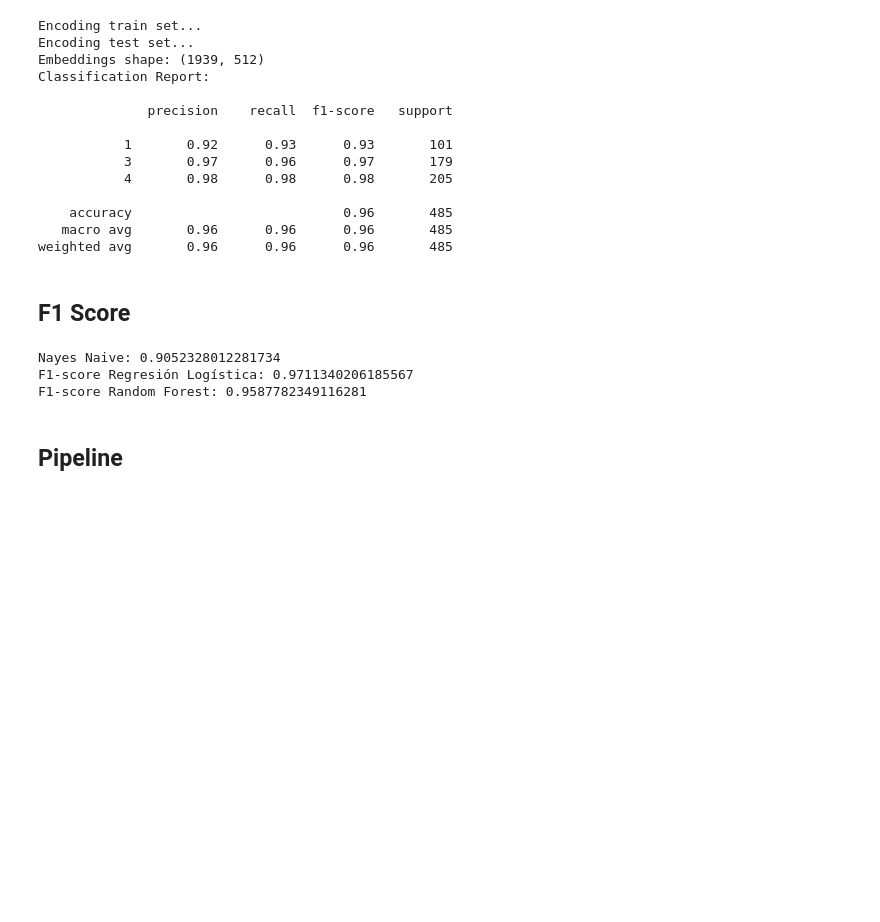
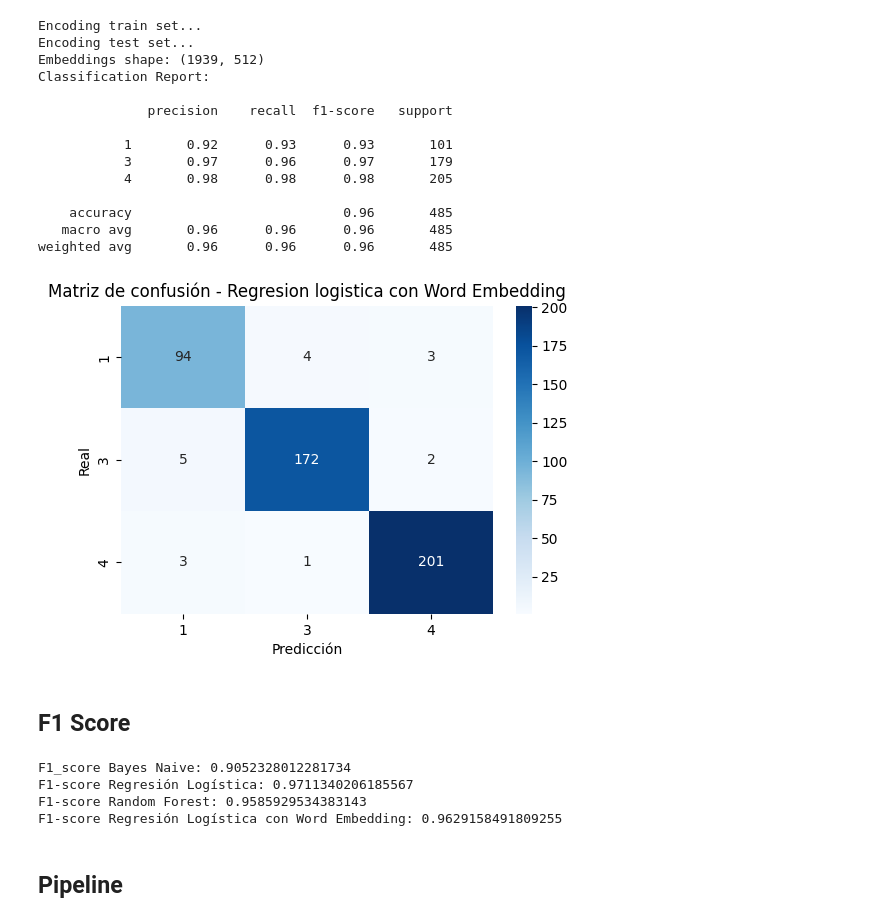
Before and after one commit to BI-organization/Proyecto1, a Jupyter notebook: Proyecto1.ipynb, the cells around one changed output. Cells and saved outputs as stored; diff of their text form; code cells hidden in the pictures; blank space fills up the shorter version.

Commit message:
datos Word emb

```diff
--- a/Proyecto1.ipynb
+++ b/Proyecto1.ipynb
@@ -787,10 +793,10 @@ clf = LogisticRegression(max_iter=500, random_state=42)
 clf.fit(X_train_emb, y_train)
 
 # predicciones
-y_pred = clf.predict(X_test_emb)
+y_pred_wd = clf.predict(X_test_emb)
 
 print("Classification Report:\n")
-print(classification_report(y_test, y_pred))
+print(classification_report(y_test, y_pred_wd))
 # %% [output]
 Encoding train set...
 Encoding test set...
@@ -806,20 +812,34 @@ Classification Report:
     accuracy                           0.96       485
    macro avg       0.96      0.96      0.96       485
 weighted avg       0.96      0.96      0.96       485
+# %%
+cm = confusion_matrix(y_test, y_pred_wd)
+plt.figure(figsize=(6,4))
+sns.heatmap(cm, annot=True, fmt="d", cmap="Blues",
+            xticklabels=nb.classes_, yticklabels=nb.classes_)
+plt.xlabel("Predicción")
+plt.ylabel("Real")
+plt.title("Matriz de confusión - Regresion logistica con Word Embedding")
+plt.show()
+# %% [output]
+[figure, added]
 # %% [markdown]
 ## F1 Score
 # %%
 f1_model1 = f1_score(y_test, y_pred1, average='weighted')
 f1_model2 = f1_score(y_test, y_pred2, average='weighted')
 f1_model3 = f1_score(y_test, y_pred_best_rf, average='weighted')
+f1_model4 = f1_score(y_test, y_pred_wd, average='weighted')
 
-print("Nayes Naive:", f1_model1)
+print("F1_score Bayes Naive:", f1_model1)
 print("F1-score Regresión Logística:", f1_model2)
 print("F1-score Random Forest:", f1_model3)
+print("F1-score Regresión Logística con Word Embedding:", f1_model4)
 # %% [output]
-Nayes Naive: 0.9052328012281734
+F1_score Bayes Naive: 0.9052328012281734
 F1-score Regresión Logística: 0.9711340206185567
-F1-score Random Forest: 0.9587782349116281
+F1-score Random Forest: 0.9585929534383143
+F1-score Regresión Logística con Word Embedding: 0.9629158491809255
 # %% [markdown]
 ## Pipeline
 # %% [markdown]
```
Also changed, not shown: parts of 20 cells of this notebook.
